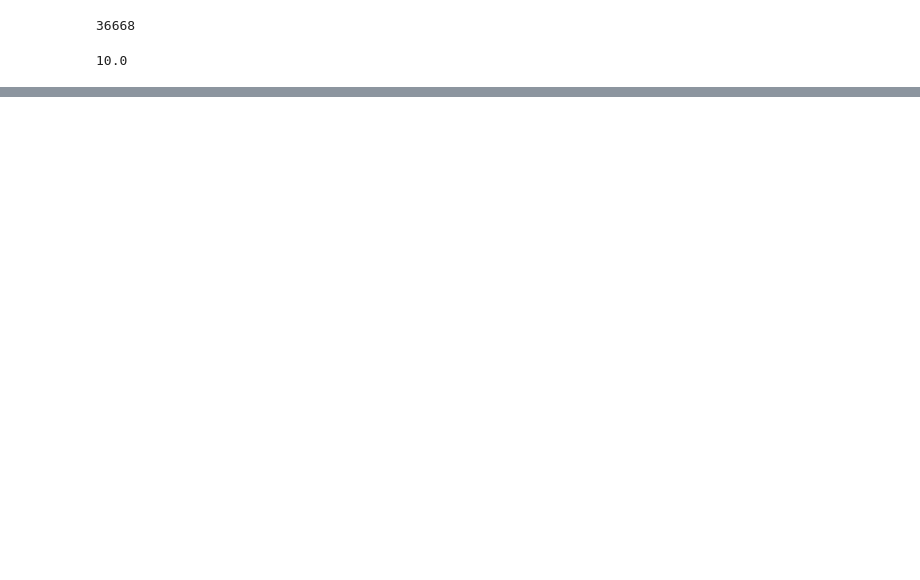
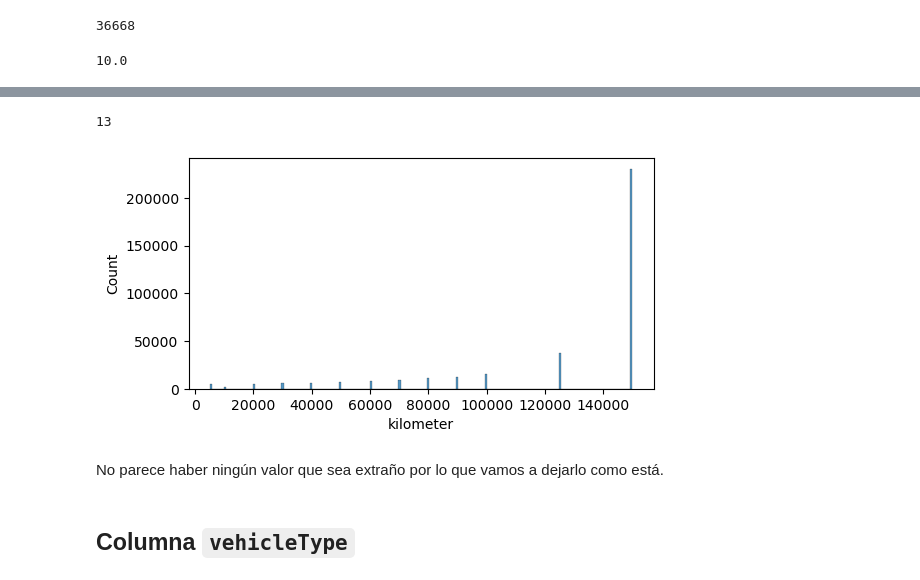
Before and after one commit to MariCruzTE/EDA-Autorenew, a Jupyter notebook: notebook/02-Limpieza.ipynb, the cells around one changed output, grey strips where cells are left out. Saved outputs shown, nothing was run; the diff lists cells and outputs as text; code cells hidden in the pictures; blank space fills up the shorter version.

```diff
--- a/notebook/02-Limpieza.ipynb
+++ b/notebook/02-Limpieza.ipynb
@@ -263,0 +286,14 @@ df['powerCV'] = df['powerCV'].apply(lambda x: np.nan if x < 40 else x)
+# %%
+df['kilometer'].nunique()
+# %% [output]
+13
+# %%
+plt.figure(figsize=(6,3))
+sns.histplot(df['kilometer'])
+plt.show()
+# %% [output]
+[figure, added]
+# %% [markdown]
+No parece haber ningún valor que sea extraño por lo que vamos a dejarlo como está.
+# %% [markdown]
+## Columna `vehicleType`
```
Also changed, not shown: parts of 33 cells of this notebook, 1 other file.
